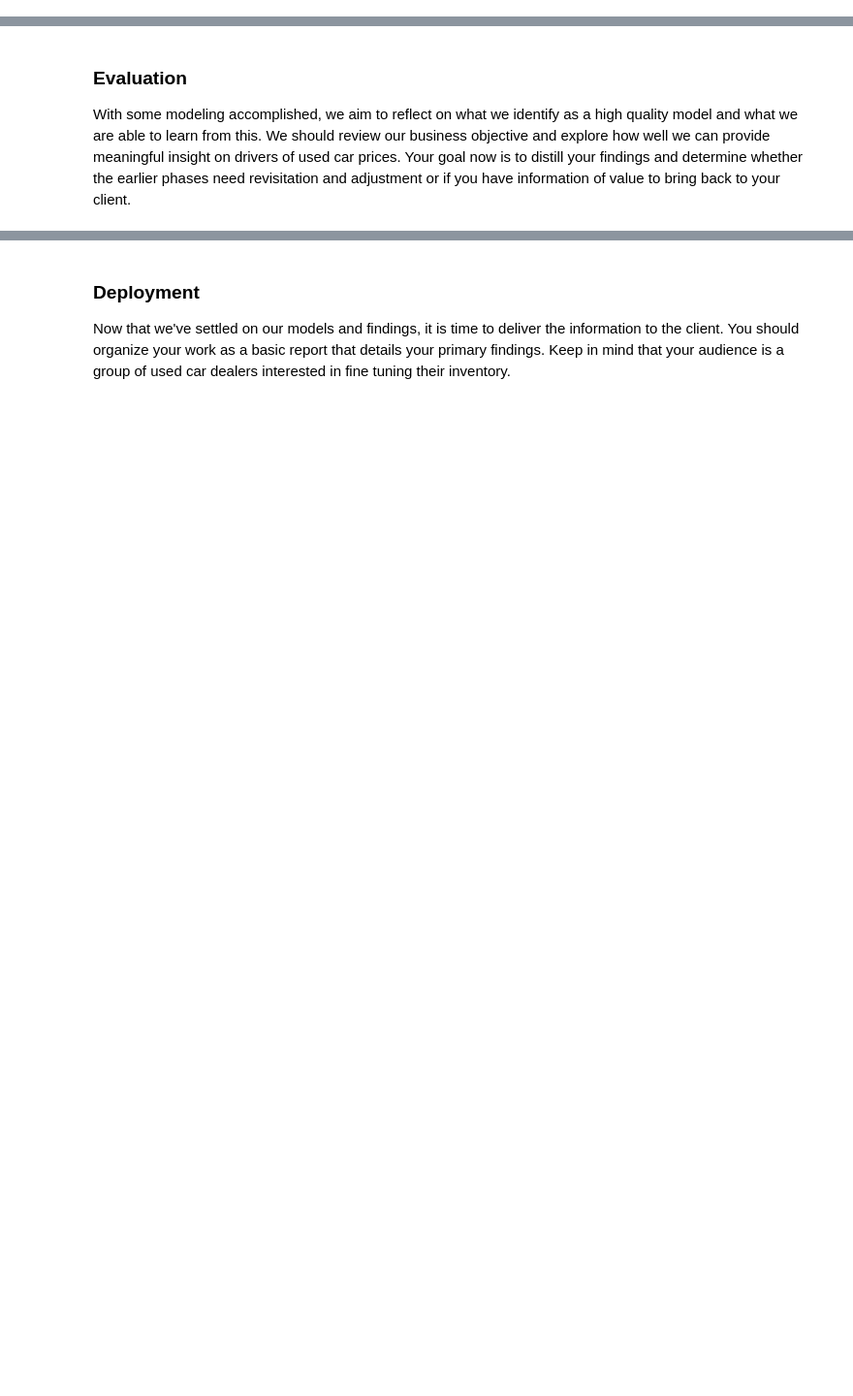
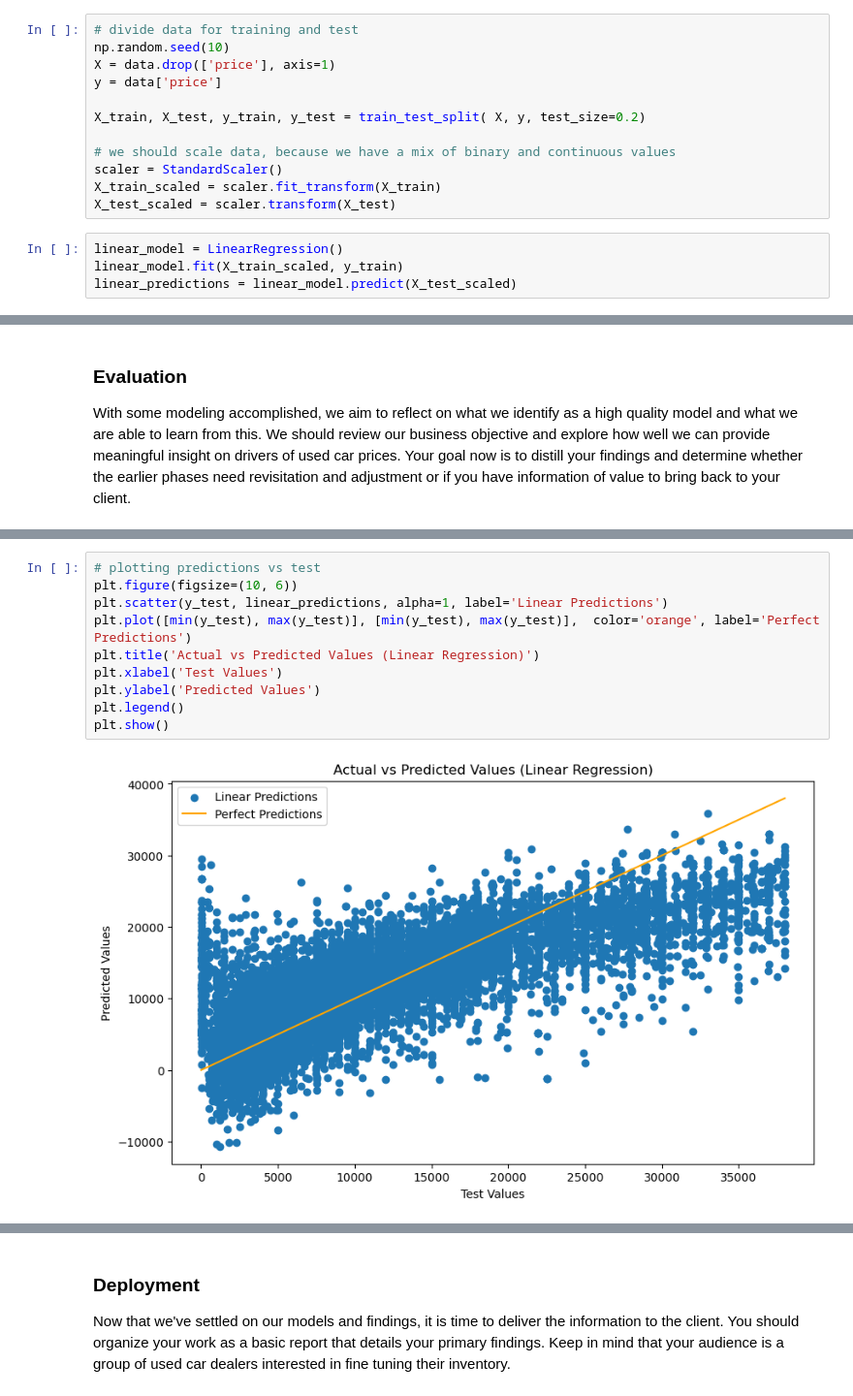
Before and after one commit to jheberer/Berkeley-Profession-Certificate-in-ML---Assignment-2, a Jupyter notebook: car_price.ipynb, the cells around one changed output, grey strips where cells are left out. Shown at 97% size. Saved outputs shown, nothing was run; the diff lists cells and outputs as text; blank space fills up the shorter version.

Commit message:
Completed modeling and evaluation

```diff
--- a/car_price.ipynb
+++ b/car_price.ipynb
@@ -625,0 +627,16 @@ With your (almost?) final dataset in hand, it is now time to build some models.
+# %%
+# divide data for training and test
+np.random.seed(10)
+X = data.drop(['price'], axis=1)
+y = data['price']
+
+X_train, X_test, y_train, y_test = train_test_split( X, y, test_size=0.2)
+
+# we should scale data, because we have a mix of binary and continuous values
+scaler = StandardScaler()
+X_train_scaled = scaler.fit_transform(X_train)
+X_test_scaled = scaler.transform(X_test)
+# %%
+linear_model = LinearRegression()
+linear_model.fit(X_train_scaled, y_train)
+linear_predictions = linear_model.predict(X_test_scaled)
@@ -629,0 +690,12 @@ With some modeling accomplished, we aim to reflect on what we identify as a high
+# %%
+# plotting predictions vs test
+plt.figure(figsize=(10, 6))
+plt.scatter(y_test, linear_predictions, alpha=1, label='Linear Predictions')
+plt.plot([min(y_test), max(y_test)], [min(y_test), max(y_test)],  color='orange', label='Perfect Predictions')
+plt.title('Actual vs Predicted Values (Linear Regression)')
+plt.xlabel('Test Values')
+plt.ylabel('Predicted Values')
+plt.legend()
+plt.show()
+# %% [output]
+[figure, added]
```
Also changed, not shown: parts of 23 cells of this notebook.
